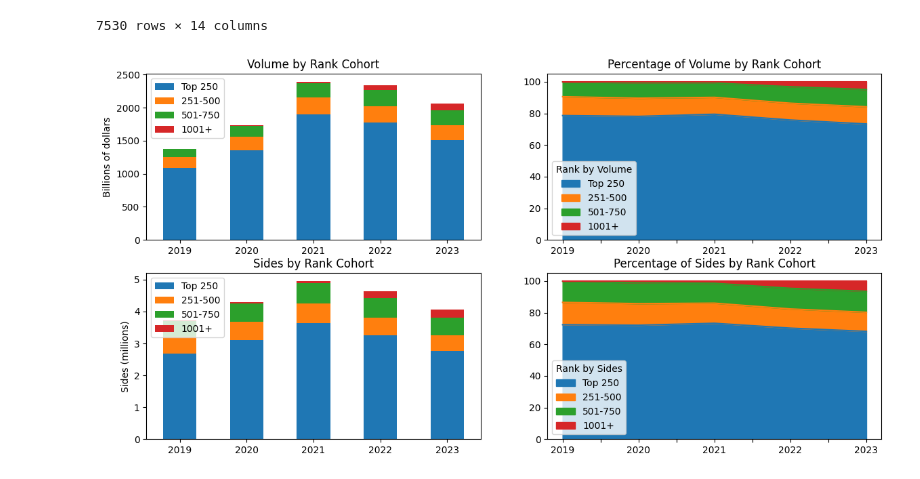
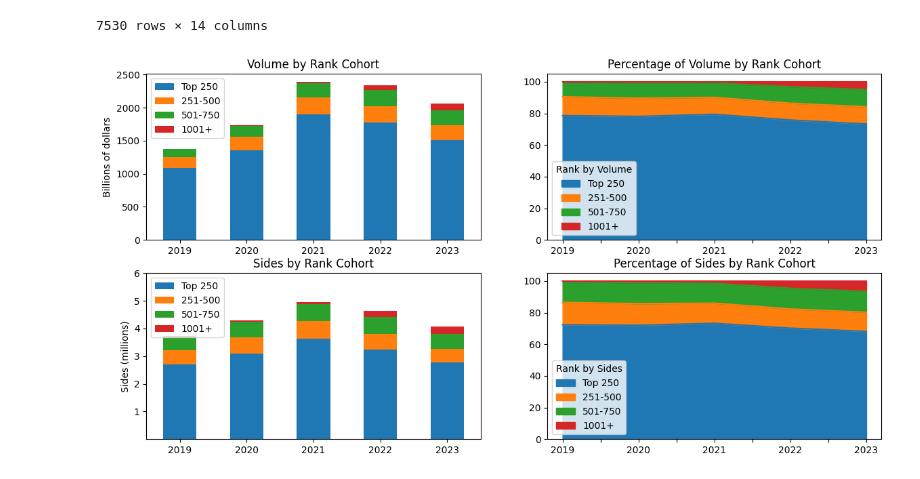
Before and after one commit to altos-research/housingwire-rt, a Jupyter notebook: EDA.ipynb, the cells around one changed output. Saved outputs shown, nothing was run; the diff lists cells and outputs as text; code cells hidden in the pictures.

```diff
--- a/EDA.ipynb
+++ b/EDA.ipynb
@@ -107,32 +107,32 @@ binned_percs = df[['year', 'volume_bin', 'pct_volume']].groupby(['year', 'volume
 binned_percs.index = binned_percs.index.astype('str')
 binned_percs.columns.name = 'Rank by Volume'
 binned_percs = binned_percs * 100
 binned_percs[['Top 250', '251-500', '501-750', '1001+']].plot(
     kind='area', stacked=True, title='Percentage of Volume by Rank Cohort', xlabel='', ylabel='',
     ax=axes[0,1])
 
 # binned sides
 df['sides_bin'] = ['Top 250' if x <=250 else '251-500' if x <= 500 else '501-750' if x <= 1000 else '1001+' for x in df.sides_ranking]
 binned_sides = df[['year','sides_bin','sides']].groupby(['year', 'sides_bin']).sum().reset_index().pivot(
                 index='year', columns='sides_bin', values='sides'
             )
 binned_sides.index = binned_sides.index.astype('str')
 binned_sides.columns.name = 'Rank by Sides'
 binned_sides[['Top 250', '251-500', '501-750', '1001+']].plot(
-    kind='bar', stacked=True, title='Sides by Rank Cohort', xlabel='', ylabel='Sides (millions)', rot=0,
+    kind='bar', stacked=True, title='Sides by Rank Cohort', xlabel='', ylabel='Sides (millions)', rot=0,  yticks=list(range(1,7)),
     ax=axes[1,0]).legend(loc='upper left')
 
 # binned volume percentages
 binned_sides_percs = df[['year', 'sides_bin', 'pct_sides']].groupby(['year', 'sides_bin']).sum().reset_index().pivot(
                     index='year', columns='sides_bin', values='pct_sides'
                 )
 binned_sides_percs.index = binned_sides_percs.index.astype('str')
 binned_sides_percs.columns.name = 'Rank by Sides'
 binned_sides_percs = binned_sides_percs * 100
 binned_sides_percs[['Top 250', '251-500', '501-750', '1001+']].plot(
     kind='area', stacked=True, title='Percentage of Sides by Rank Cohort', xlabel='', ylabel='',
     ax=axes[1,1])
 
 _ = plt.show()
 # %% [output]
-[figure, old version]
+[figure, new version]
```
Also changed, not shown: parts of 3 cells of this notebook.
